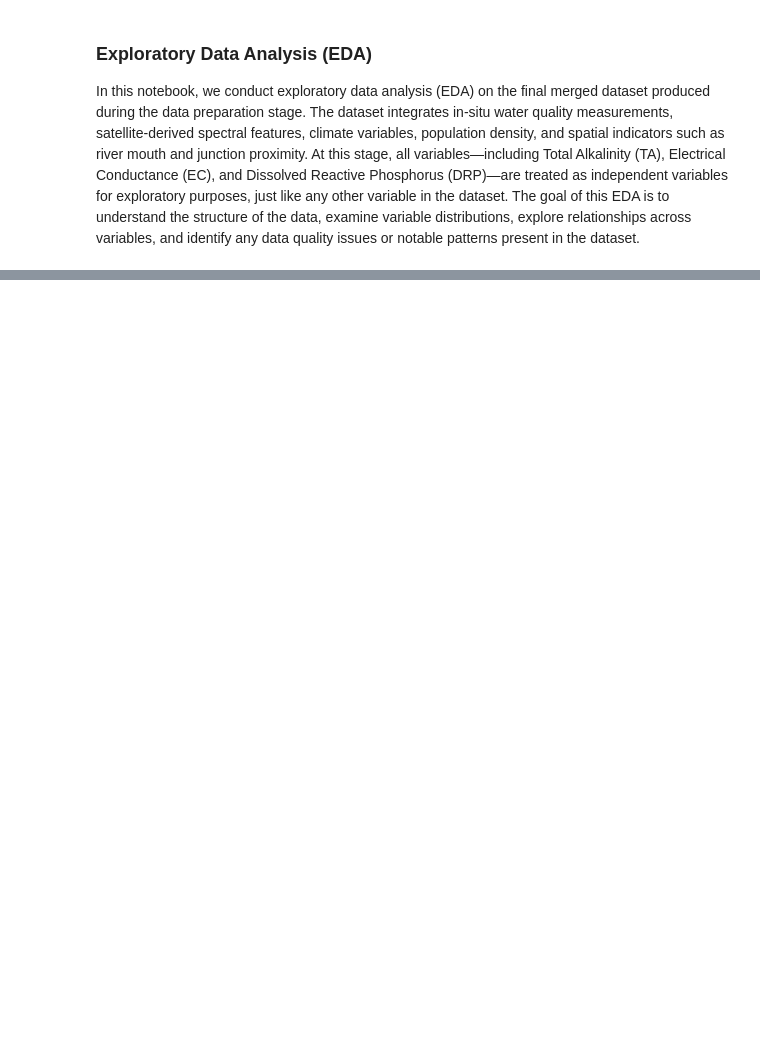
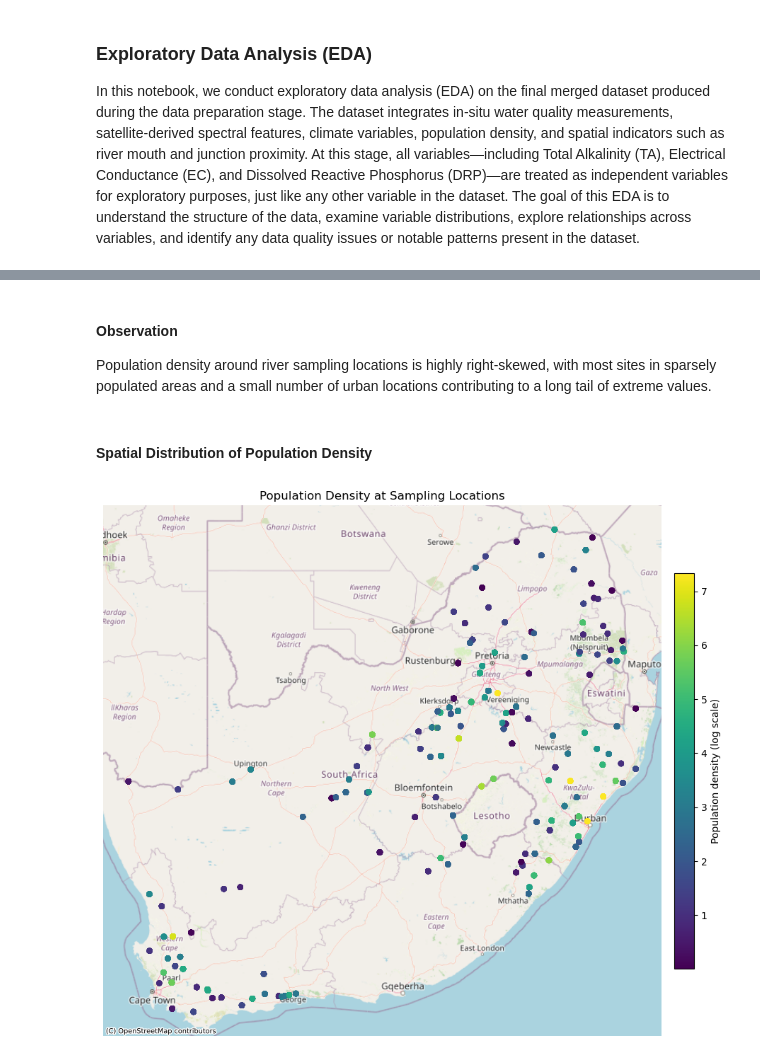
Before and after one commit to kylerod22/siads593-water-sustainability, a Jupyter notebook: 08-rjbest-sungmiki-kylerod-2026winter/src/EDA.ipynb, the cells around one changed output, grey strips where cells are left out. Drawn from its saved outputs; the diff is of its cells as text; code cells hidden in the pictures; blank space fills up the shorter version.

```diff
--- a/08-rjbest-sungmiki-kylerod-2026winter/src/EDA.ipynb
+++ b/08-rjbest-sungmiki-kylerod-2026winter/src/EDA.ipynb
@@ -29,0 +95,43 @@ water_quality_df.head(10)
+# %% [markdown]
+#### Observation
+
+Population density around river sampling locations is highly right-skewed, with most sites in sparsely populated areas and a small number of urban locations contributing to a long tail of extreme values.
+# %% [markdown]
+#### Spatial Distribution of Population Density
+# %%
+import contextily as ctx
+from matplotlib.colors import Normalize
+
+# Clean + keep only needed columns
+df = water_quality_df.copy()
+df.columns = df.columns.str.strip().str.lower()
+df = df[["longitude", "latitude", "pop_density_nn"]].apply(pd.to_numeric, errors="coerce").dropna()
+
+# GeoDataFrame -> Web Mercator (for basemap)
+gdf = gpd.GeoDataFrame(df, geometry=gpd.points_from_xy(df.longitude, df.latitude), crs="EPSG:4326").to_crs(3857)
+gdf["log_pd"] = np.log1p(gdf["pop_density_nn"])
+
+# Color scaling (clip extreme outliers for readability)
+norm = Normalize(gdf["log_pd"].quantile(0.01), gdf["log_pd"].quantile(0.99))
+
+fig, ax = plt.subplots(figsize=(10, 8))
+gdf.plot(ax=ax, column="log_pd", cmap="viridis", markersize=25, alpha=0.85, legend=False, norm=norm)
+
+ctx.add_basemap(ax, source=ctx.providers.OpenStreetMap.Mapnik, attribution_size=7)
+
+# Zoom to data extent
+xmin, ymin, xmax, ymax = gdf.total_bounds
+ax.set_xlim(xmin - (xmax - xmin)*0.05, xmax + (xmax - xmin)*0.05)
+ax.set_ylim(ymin - (ymax - ymin)*0.05, ymax + (ymax - ymin)*0.05)
+
+# Colorbar
+sm = plt.cm.ScalarMappable(cmap="viridis", norm=norm)
+sm.set_array([])
+plt.colorbar(sm, ax=ax, fraction=0.03, pad=0.02, label="Population density (log scale)")
+
+ax.set_title("Population Density at Sampling Locations")
+ax.set_axis_off()
+plt.tight_layout()
+plt.show()
+# %% [output]
+[figure, added]
```
Also changed, not shown: parts of 10 cells of this notebook.
